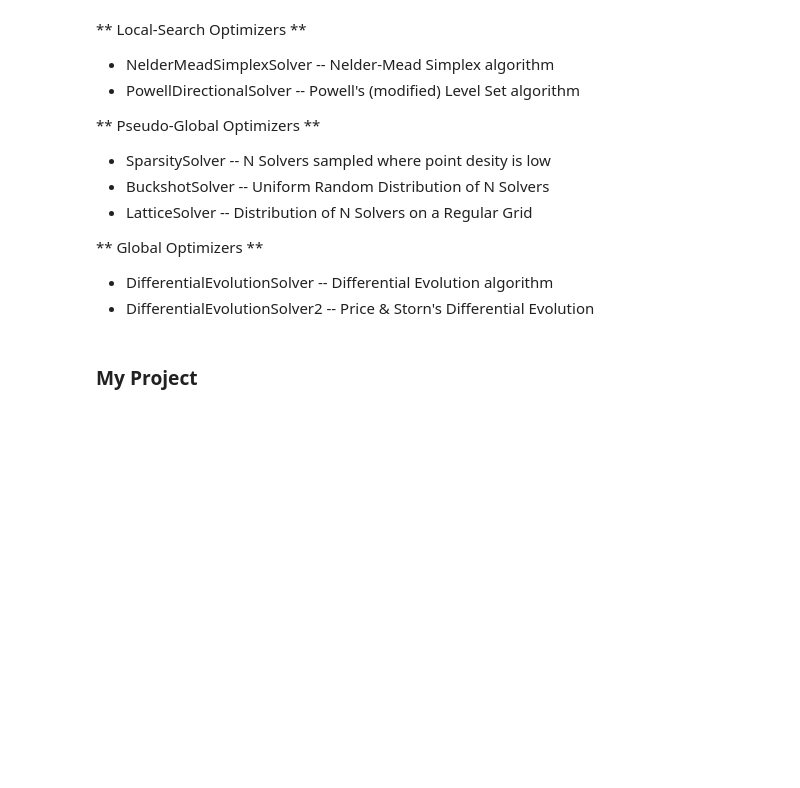
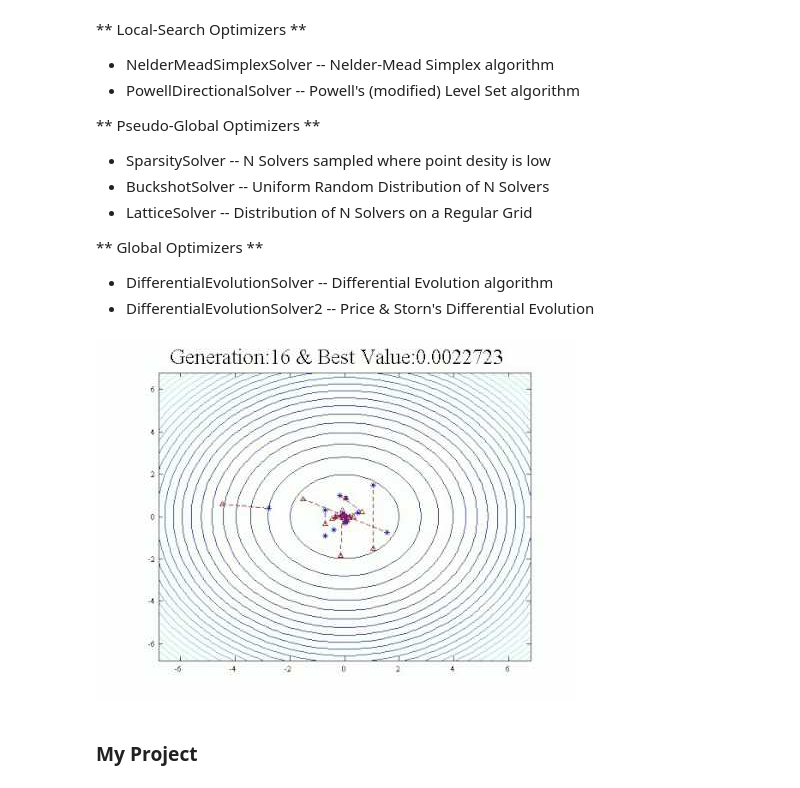
Before and after one commit to ChristianZimpelmann/introduction_mystic, a Jupyter notebook: introduction_mystic.ipynb, the cells around one changed output. Saved outputs shown, nothing was run; the diff lists cells and outputs as text; code cells hidden in the pictures; blank space fills up the shorter version.

Commit message:
added video.

```diff
--- a/introduction_mystic.ipynb
+++ b/introduction_mystic.ipynb
@@ -295,6 +295,12 @@ Press any key to continue and press enter
 
 - DifferentialEvolutionSolver  -- Differential Evolution algorithm
 - DifferentialEvolutionSolver2 -- Price & Storn's Differential Evolution
+# %%
+# DifferentialEvolutionSolver
+from IPython.lib.display import YouTubeVideo
+YouTubeVideo('wIpBTCUce-Q')
+# %% [output]
+[figure, added]
 # %% [markdown]
 ### My Project
 # %% [markdown]
```
